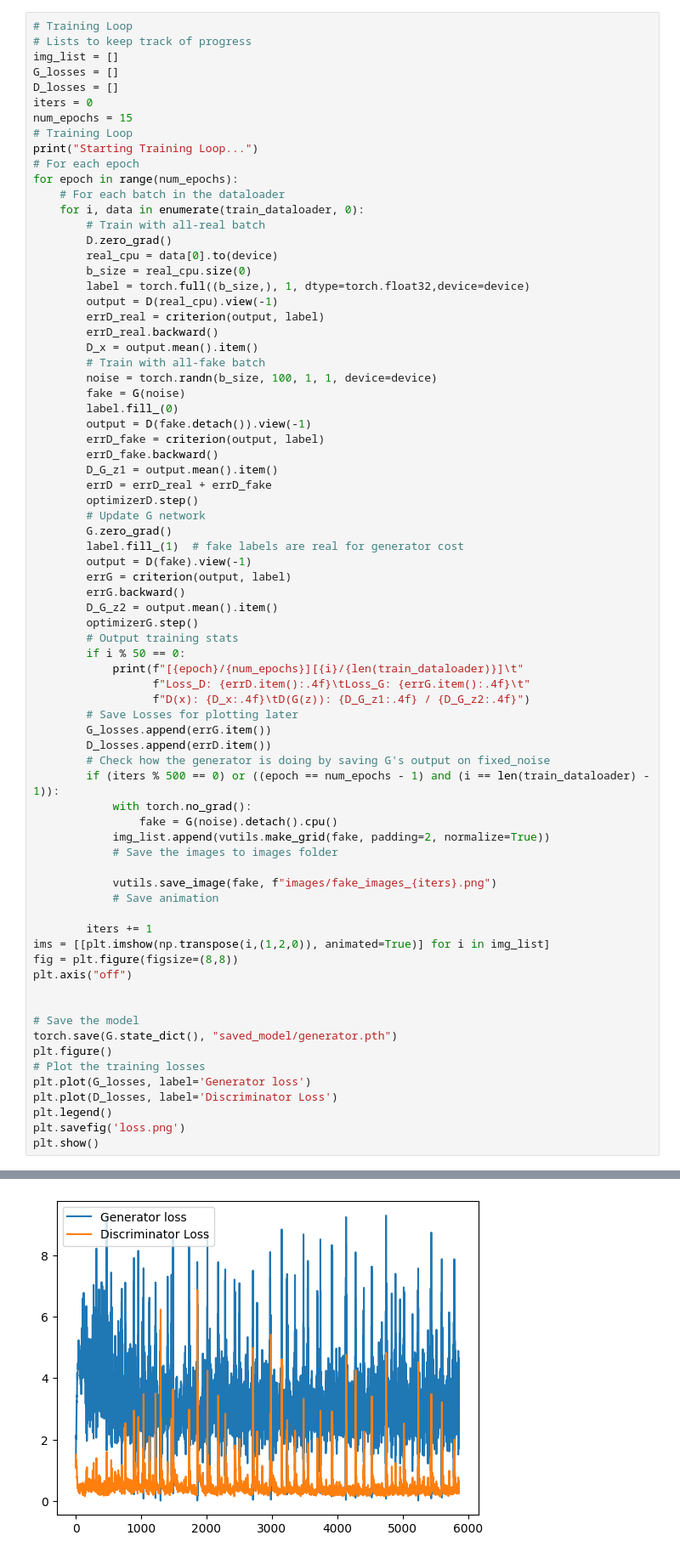
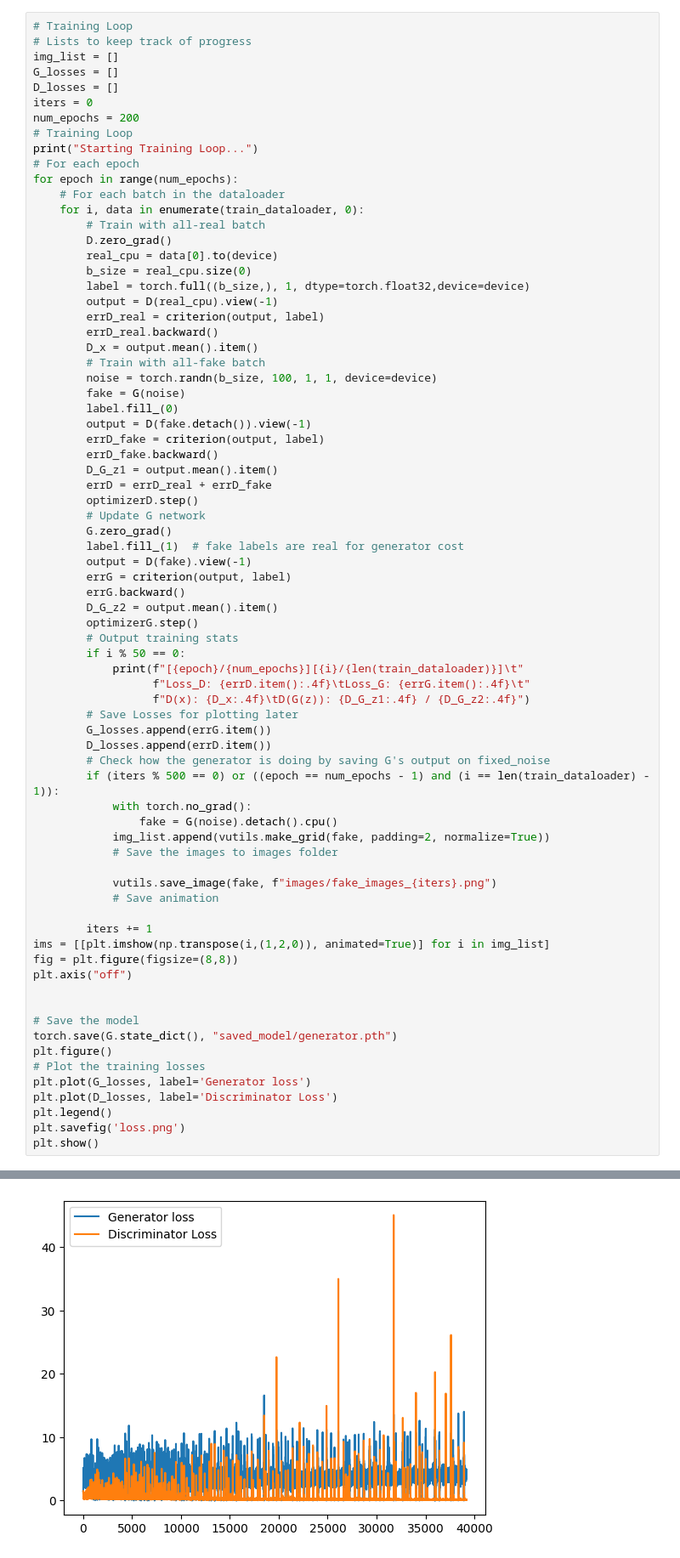
Before and after one commit to JakubLegutko/GanWorkshopMasters, a Jupyter notebook: Pytorch/CifarGAN/CifarGAN.ipynb, the cells around one changed output, grey strips where cells are left out. Shown at 85% size. Drawn from its saved outputs; the diff is of its cells as text.

```diff
--- a/Pytorch/CifarGAN/CifarGAN.ipynb
+++ b/Pytorch/CifarGAN/CifarGAN.ipynb
@@ -181,7 +299,7 @@ img_list = []
 G_losses = []
 D_losses = []
 iters = 0
-num_epochs = 15
+num_epochs = 200
 # Training Loop
 print("Starting Training Loop...")
 # For each epoch
@@ -271,5 +388,5 @@ MovieWriter imagemagick unavailable; using Pillow instead.
 [figure]
-[figure, old version]
+[figure, new version]
 # %%
 # Load the model
 G = Generator().to(device)
```
Also changed, not shown: parts of 4 cells of this notebook, 19 other files.
